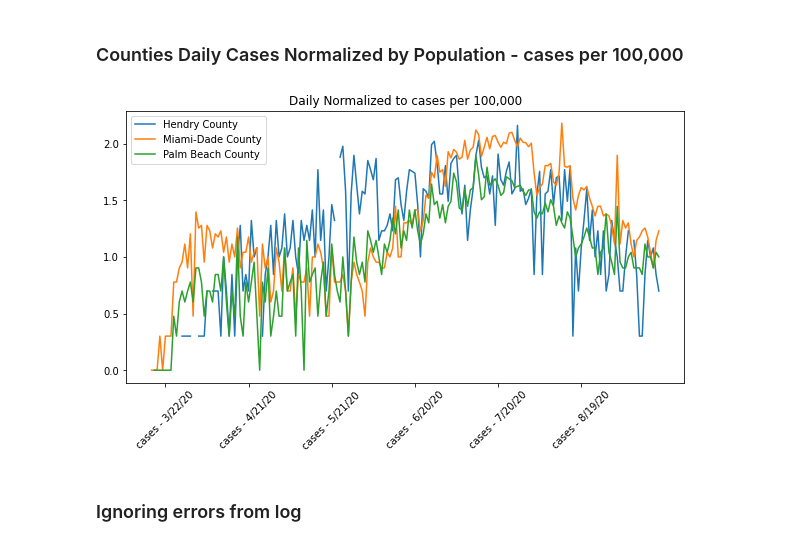
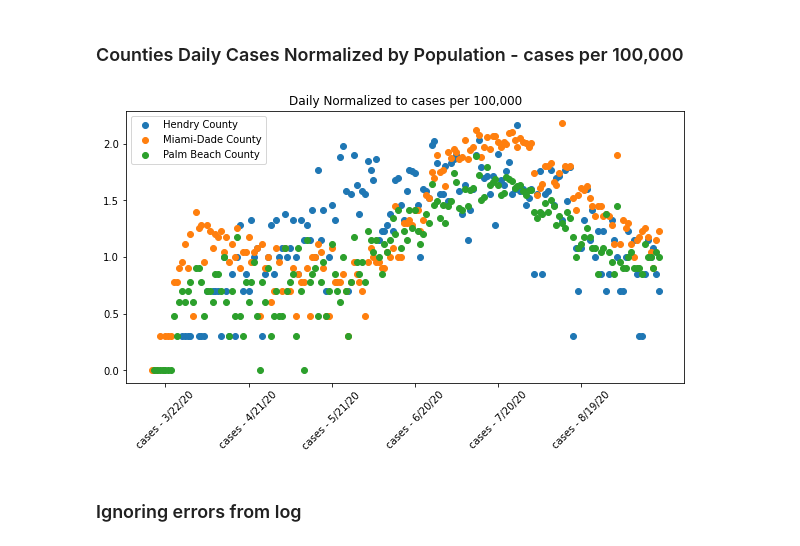
Before and after one commit to UNCG-CSE/COVID-Team-1, a Jupyter notebook: src/chris/stage2_task1_chris.ipynb, the cells around one changed output. Saved outputs shown, nothing was run; the diff lists cells and outputs as text; code cells hidden in the pictures.

```diff
--- a/src/chris/stage2_task1_chris.ipynb
+++ b/src/chris/stage2_task1_chris.ipynb
@@ -524,18 +524,18 @@ plt.show()
 # %%
 figure, axis = plt.subplots(1, figsize = (10,5))
 for county in df_25_median[-3:].index.values:
-    t = axis.plot(df_fl_daily.loc[county].iloc[0].index,\
+    t = axis.scatter(df_fl_daily.loc[county].iloc[0].index,\
                     df_fl_daily.loc[county].iloc[0].values,\
                     label = county,
 )
 
 t = plt.xticks([col for col in df_fl_daily.columns[0:-1:30]])
 axis.tick_params(axis = "x", rotation = 45)
 axis.legend(loc = "upper left")
 axis.title.set_text("Daily Normalized to cases per 100,000")
 t = axis.plot()
 # %% [output]
-[figure, old version]
+[figure, new version]
 # %% [markdown]
 ### Ignoring errors from log
 # %%
```
